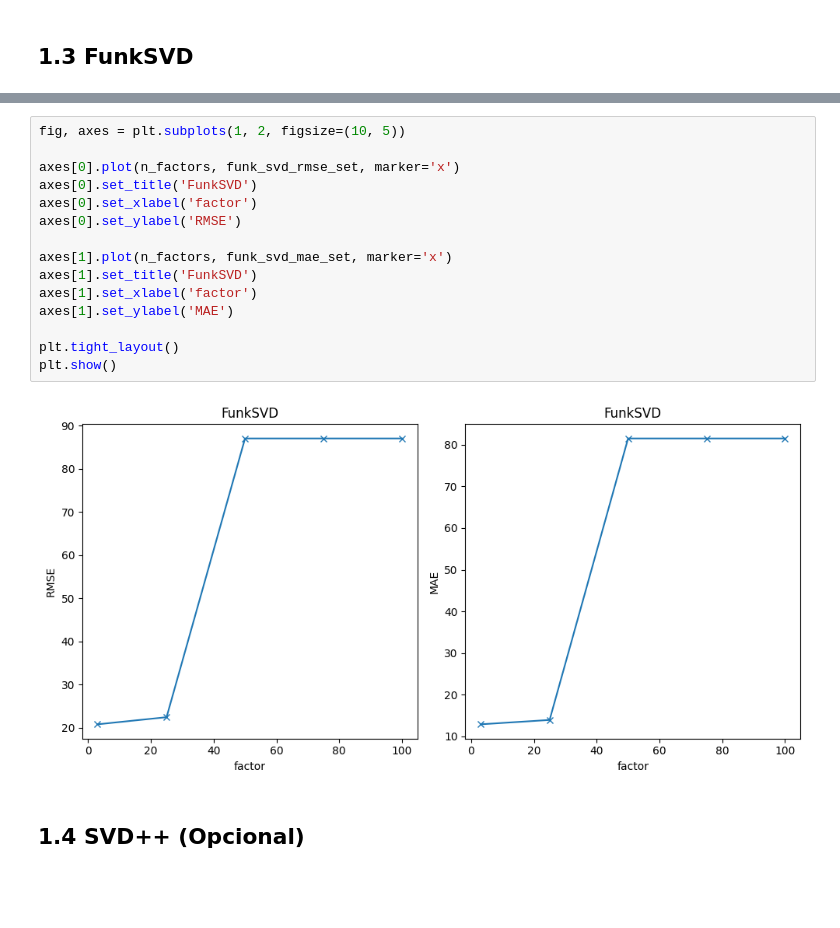
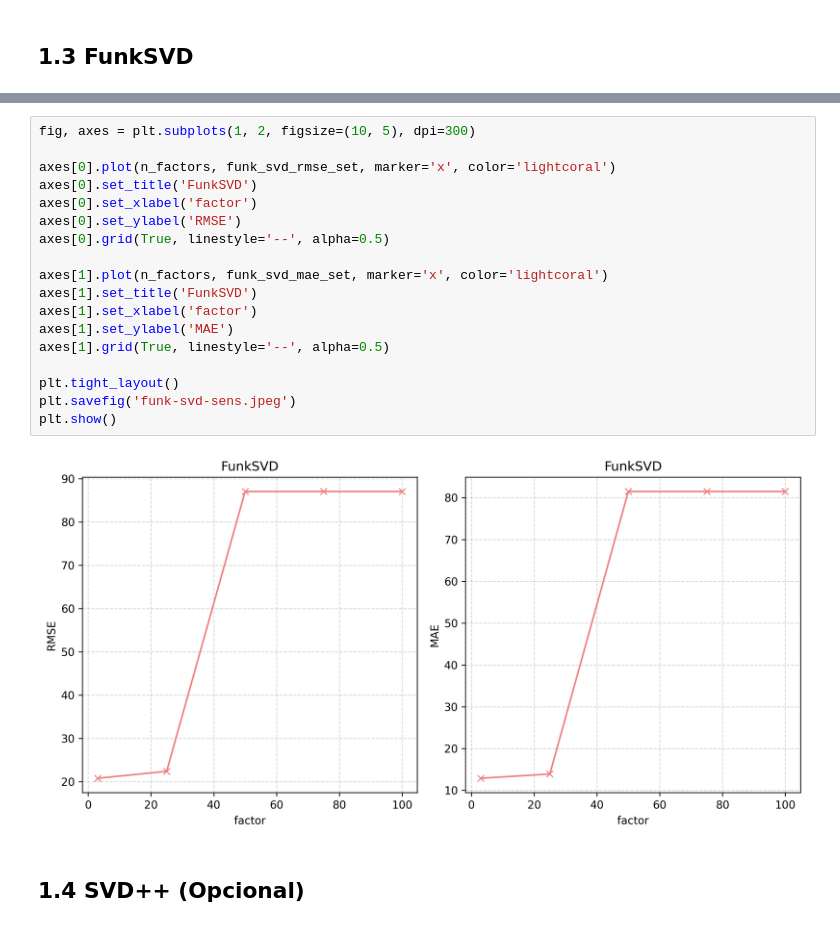
Before and after one commit to bcerdam/recsys-t1, a Jupyter notebook: t1_algoritmos_yahoo.ipynb, the cells around one changed output, grey strips where cells are left out. Cells and saved outputs as stored; diff of their text form; blank space fills up the shorter version.

```diff
--- a/t1_algoritmos_yahoo.ipynb
+++ b/t1_algoritmos_yahoo.ipynb
@@ -236,22 +231,25 @@ MAE:  81.4953
 RMSE: 87.0226
 MAE:  81.4953
 # %%
-fig, axes = plt.subplots(1, 2, figsize=(10, 5))
+fig, axes = plt.subplots(1, 2, figsize=(10, 5), dpi=300)
 
-axes[0].plot(n_factors, funk_svd_rmse_set, marker='x')
+axes[0].plot(n_factors, funk_svd_rmse_set, marker='x', color='lightcoral')
 axes[0].set_title('FunkSVD')
 axes[0].set_xlabel('factor')
 axes[0].set_ylabel('RMSE')
+axes[0].grid(True, linestyle='--', alpha=0.5)
 
-axes[1].plot(n_factors, funk_svd_mae_set, marker='x')
+axes[1].plot(n_factors, funk_svd_mae_set, marker='x', color='lightcoral')
 axes[1].set_title('FunkSVD')
 axes[1].set_xlabel('factor')
 axes[1].set_ylabel('MAE')
+axes[1].grid(True, linestyle='--', alpha=0.5)
 
 plt.tight_layout()
+plt.savefig('funk-svd-sens.jpeg')
 plt.show()
 # %% [output]
-[figure, old version]
+[figure, new version]
 # %% [markdown]
 ## 1.4 SVD++ (Opcional)
 # %%
```
Also changed, not shown: parts of 27 cells of this notebook, 18 other files.
